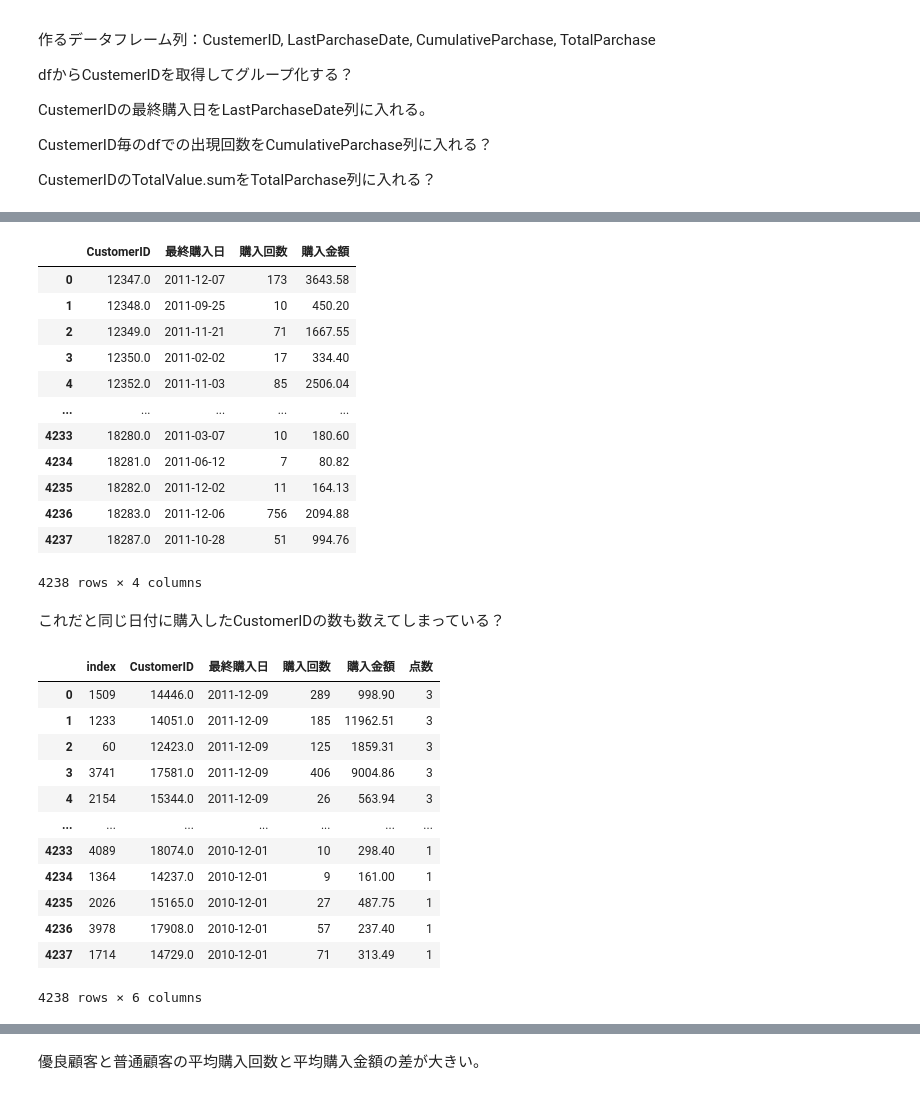
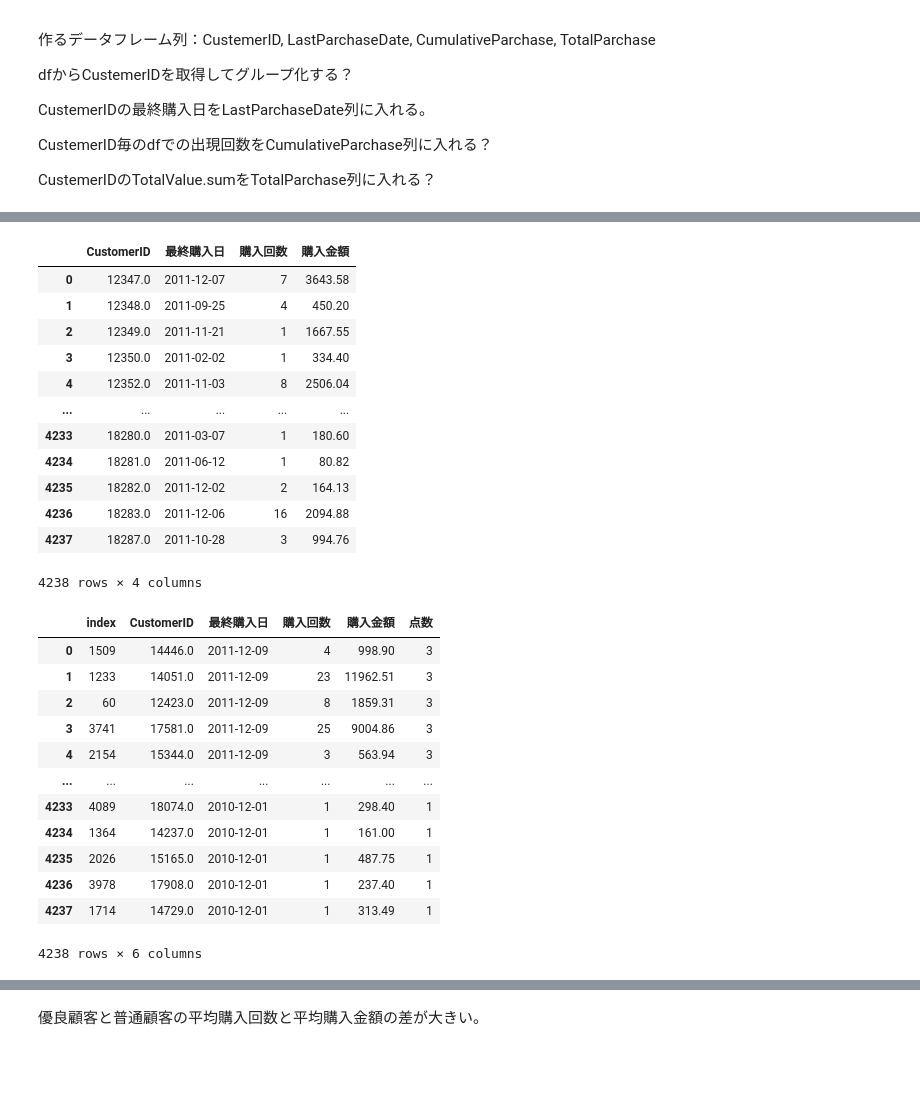
Before and after one commit to Inami-K/datescience_learning, a Jupyter notebook: 購買データ/koubai_data.ipynb, the cells around one changed output, grey strips where cells are left out. Cells and saved outputs as stored; diff of their text form; code cells hidden in the pictures; blank space fills up the shorter version.

```diff
--- a/購買データ/koubai_data.ipynb
+++ b/購買データ/koubai_data.ipynb
@@ -430,38 +441,36 @@ df_frequency
 # %%
 # Recency=最終購入日　を計算
 current_date = df['InvoiceDate']
 df['最終購入日'] = current_date
 
 # Frequency=購入回数 を計算
-df_frequency = df.groupby('CustomerID').size().reset_index(name='購入回数')
+df_frequency = df.drop_duplicates(subset=['CustomerID', 'InvoiceNo']).groupby('CustomerID').size().reset_index(name='購入回数')
 
 # Monetary=購入金額　を計算
 df_monetary = df.groupby('CustomerID')['TotalValue'].sum().reset_index(name='購入金額')
 
 # RFMデータフレームを作成
 df_rfm = pd.merge(df_frequency, df_monetary, on='CustomerID')
 df_rfm['最終購入日'] = df.groupby('CustomerID')['最終購入日'].max().values
 df_rfm['最終購入日'] = pd.to_datetime(df_rfm['最終購入日']).dt.strftime('%Y-%m-%d')
 
 df_rfm = df_rfm[['CustomerID', '最終購入日', '購入回数', '購入金額']]
 
 df_rfm
 # %% [output]
 |  | CustomerID | 最終購入日 | 購入回数 | 購入金額 |
-| 0 | 12347.0 | 2011-12-07 | 173 | 3643.58 |
-| 1 | 12348.0 | 2011-09-25 | 10 | 450.20 |
-| 2 | 12349.0 | 2011-11-21 | 71 | 1667.55 |
-| 3 | 12350.0 | 2011-02-02 | 17 | 334.40 |
-| 4 | 12352.0 | 2011-11-03 | 85 | 2506.04 |
+| 0 | 12347.0 | 2011-12-07 | 7 | 3643.58 |
+| 1 | 12348.0 | 2011-09-25 | 4 | 450.20 |
+| 2 | 12349.0 | 2011-11-21 | 1 | 1667.55 |
+| 3 | 12350.0 | 2011-02-02 | 1 | 334.40 |
+| 4 | 12352.0 | 2011-11-03 | 8 | 2506.04 |
 | ... | ... | ... | ... | ... |
-| 4233 | 18280.0 | 2011-03-07 | 10 | 180.60 |
-| 4234 | 18281.0 | 2011-06-12 | 7 | 80.82 |
-| 4235 | 18282.0 | 2011-12-02 | 11 | 164.13 |
-| 4236 | 18283.0 | 2011-12-06 | 756 | 2094.88 |
-| 4237 | 18287.0 | 2011-10-28 | 51 | 994.76 |
+| 4233 | 18280.0 | 2011-03-07 | 1 | 180.60 |
+| 4234 | 18281.0 | 2011-06-12 | 1 | 80.82 |
+| 4235 | 18282.0 | 2011-12-02 | 2 | 164.13 |
+| 4236 | 18283.0 | 2011-12-06 | 16 | 2094.88 |
+| 4237 | 18287.0 | 2011-10-28 | 3 | 994.76 |
 4238 rows × 4 columns
-# %% [markdown]
-これだと同じ日付に購入したCustomerIDの数も数えてしまっている？
 # %%
 _df_r = df_rfm.sort_values(by='最終購入日', ascending=False).reset_index()
 
@@ -473,17 +482,17 @@ _df_r['点数'] = pd.cut(_df_r.index, bins=[0, group_size, group_size*2, num_row
 _df_r
 # %% [output]
 |  | index | CustomerID | 最終購入日 | 購入回数 | 購入金額 | 点数 |
-| 0 | 1509 | 14446.0 | 2011-12-09 | 289 | 998.90 | 3 |
-| 1 | 1233 | 14051.0 | 2011-12-09 | 185 | 11962.51 | 3 |
-| 2 | 60 | 12423.0 | 2011-12-09 | 125 | 1859.31 | 3 |
-| 3 | 3741 | 17581.0 | 2011-12-09 | 406 | 9004.86 | 3 |
-| 4 | 2154 | 15344.0 | 2011-12-09 | 26 | 563.94 | 3 |
+| 0 | 1509 | 14446.0 | 2011-12-09 | 4 | 998.90 | 3 |
+| 1 | 1233 | 14051.0 | 2011-12-09 | 23 | 11962.51 | 3 |
+| 2 | 60 | 12423.0 | 2011-12-09 | 8 | 1859.31 | 3 |
+| 3 | 3741 | 17581.0 | 2011-12-09 | 25 | 9004.86 | 3 |
+| 4 | 2154 | 15344.0 | 2011-12-09 | 3 | 563.94 | 3 |
 | ... | ... | ... | ... | ... | ... | ... |
-| 4233 | 4089 | 18074.0 | 2010-12-01 | 10 | 298.40 | 1 |
-| 4234 | 1364 | 14237.0 | 2010-12-01 | 9 | 161.00 | 1 |
-| 4235 | 2026 | 15165.0 | 2010-12-01 | 27 | 487.75 | 1 |
-| 4236 | 3978 | 17908.0 | 2010-12-01 | 57 | 237.40 | 1 |
-| 4237 | 1714 | 14729.0 | 2010-12-01 | 71 | 313.49 | 1 |
+| 4233 | 4089 | 18074.0 | 2010-12-01 | 1 | 298.40 | 1 |
+| 4234 | 1364 | 14237.0 | 2010-12-01 | 1 | 161.00 | 1 |
+| 4235 | 2026 | 15165.0 | 2010-12-01 | 1 | 487.75 | 1 |
+| 4236 | 3978 | 17908.0 | 2010-12-01 | 1 | 237.40 | 1 |
+| 4237 | 1714 | 14729.0 | 2010-12-01 | 1 | 313.49 | 1 |
 4238 rows × 6 columns
 # %%
 sns.histplot(data=_df_r, x='最終購入日', bins=10, hue='点数', palette='Set1')
```
Also changed, not shown: parts of 32 cells of this notebook.
